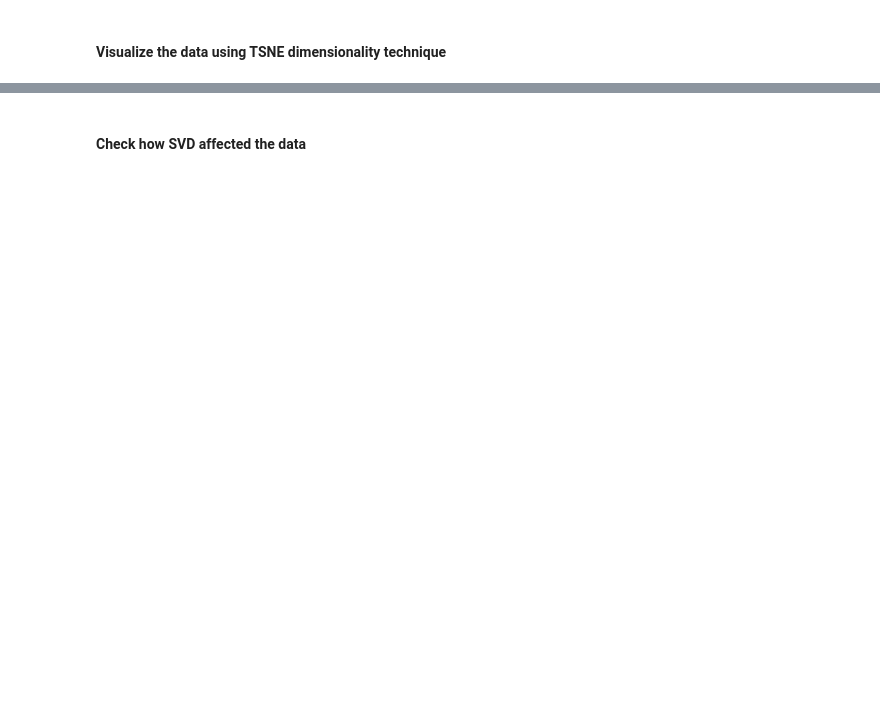
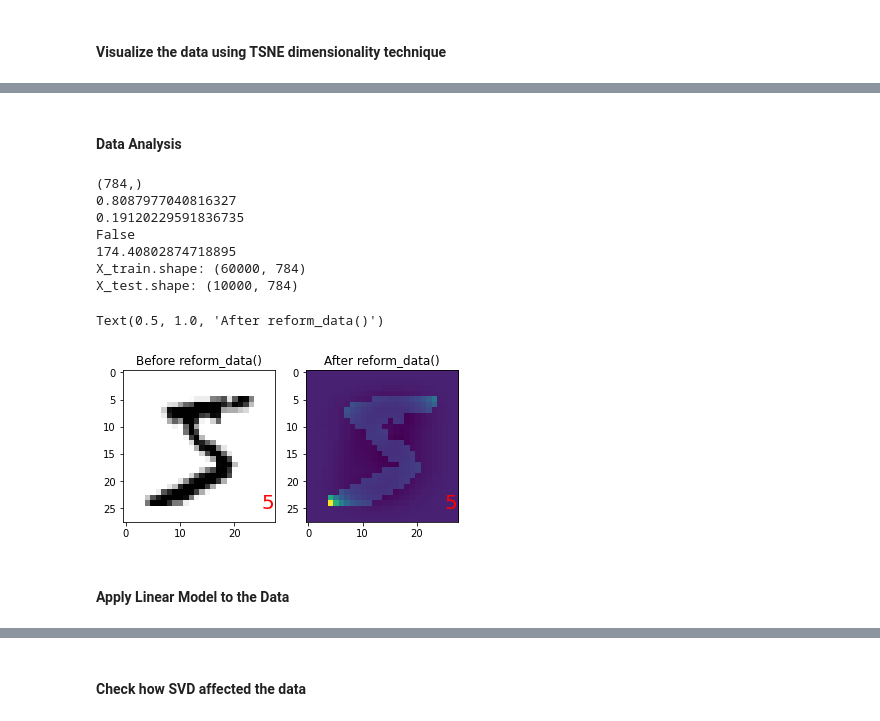
Before and after one commit to rohannakra/AI-Predicts-Hand-Written-Digits, a Jupyter notebook: mnist_dataset.ipynb, the cells around one changed output, grey strips where cells are left out. Drawn from its saved outputs; the diff is of its cells as text; code cells hidden in the pictures; blank space fills up the shorter version.

```diff
--- a/mnist_dataset.ipynb
+++ b/mnist_dataset.ipynb
@@ -134,0 +66,75 @@ Test Score: 0.9501428571428571
+# %% [markdown]
+#### Data Analysis
+# %%
+data = np.concatenate((X_train, X_test))
+target = np.concatenate((y_train, y_test))
+
+# NOTE: The amount of features (784) will take lots of computational power.
+
+print(data[0].shape)    # -> (784,)
+
+# Check % of data that's 0.
+print(np.sum(X_train == 0)/X_train.size)    # -> 80%
+print(np.sum(X_train != 0)/X_train.size)    # -> 20%
+
+# Check for null values.
+print(np.isnan(np.sum(data)))    # -> False
+
+# Change the data so that every value is the same (0 or ___).
+all_values = []
+
+for sub_arr in data:
+    for i in sub_arr:
+        if i != 0:
+            all_values.append(i)
+
+print(average_val := sum(all_values)/len(all_values))    # -> 174.4
+
+# Create scaler.
+scaler = StandardScaler()
+
+
+# Reform the data according to value.
+def reform_data(arr, scale=None):
+    new_arr = []
+    for sub_arr in arr:
+        new_arr.append([])
+        index = new_arr.index([])    # Finds index of new row/sample.
+        for i in sub_arr:
+            if i != 0:
+                new_arr[index].append(average_val)
+            else:
+                new_arr[index].append(0)
+
+    return np.array(new_arr) if scale is None else scale(np.array(new_arr))
+
+
+# Reform the data.
+X_train = reform_data(X_train, scaler.fit_transform)
+X_test = reform_data(X_test, scaler.transform)
+
+print(f'X_train.shape: {X_train.shape}')    # -> (60000, 784)
+print(f'X_test.shape: {X_test.shape}')    # -> (10000, 784)
+
+# Check how X_train sample is now different.
+fig, (ax1, ax2) = plt.subplots(1, 2)
+
+ax1.imshow(data[0].reshape((28, 28)), cmap='binary')
+ax1.text(25, 25, target[0], fontsize=20, color='red')
+ax1.set_title('Before reform_data()')
+
+ax2.imshow(X_train[0].reshape((28, 28)), cmap='binary')
+ax2.text(25, 25, target[0], fontsize=20, color='red')
+ax2.set_title('After reform_data()')
+# %% [output]
+(784,)
+0.8087977040816327
+0.19120229591836735
+False
+174.40802874718895
+X_train.shape: (60000, 784)
+X_test.shape: (10000, 784)
+Text(0.5, 1.0, 'After reform_data()')
+[figure, added]
+# %% [markdown]
+#### Apply Linear Model to the Data
```
Also changed, not shown: parts of 19 cells of this notebook, 1 other file.
